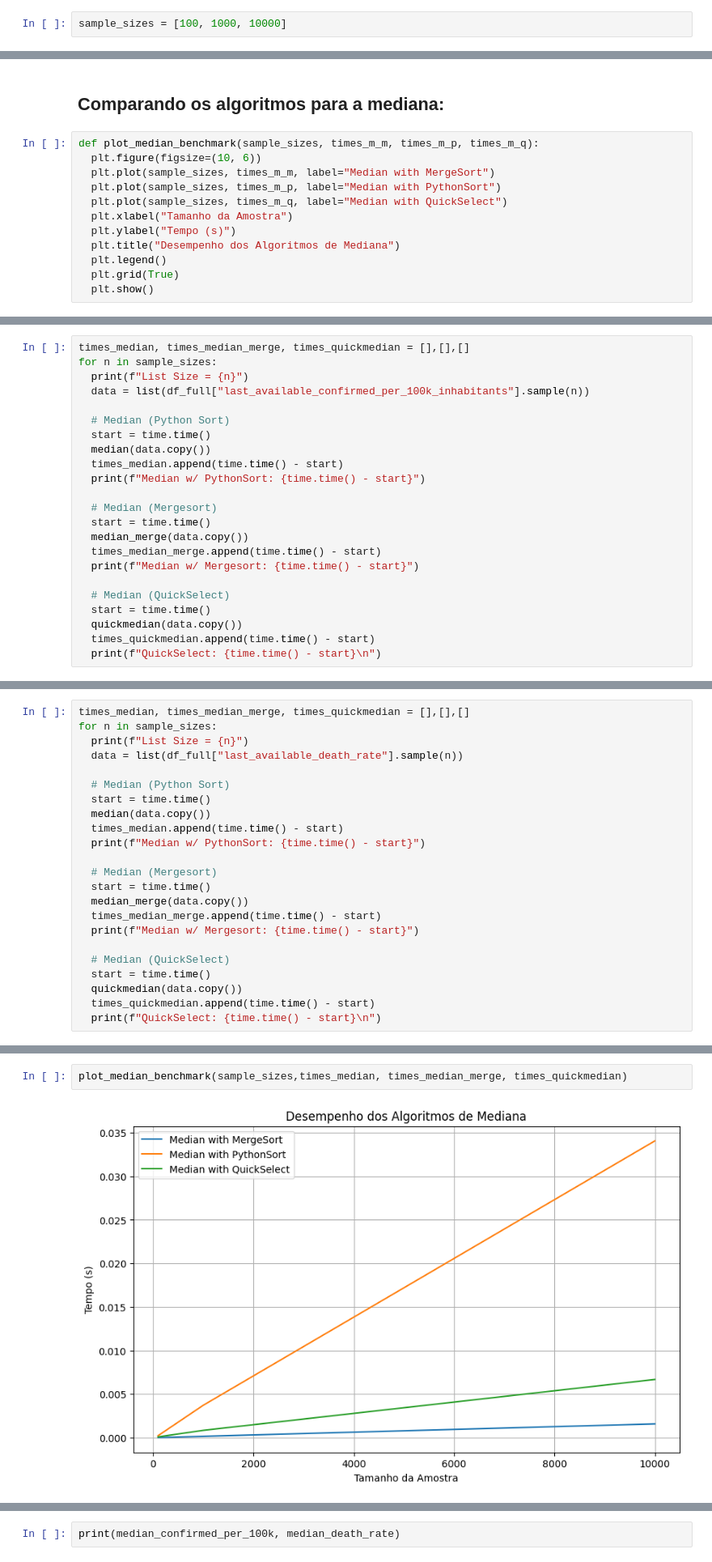
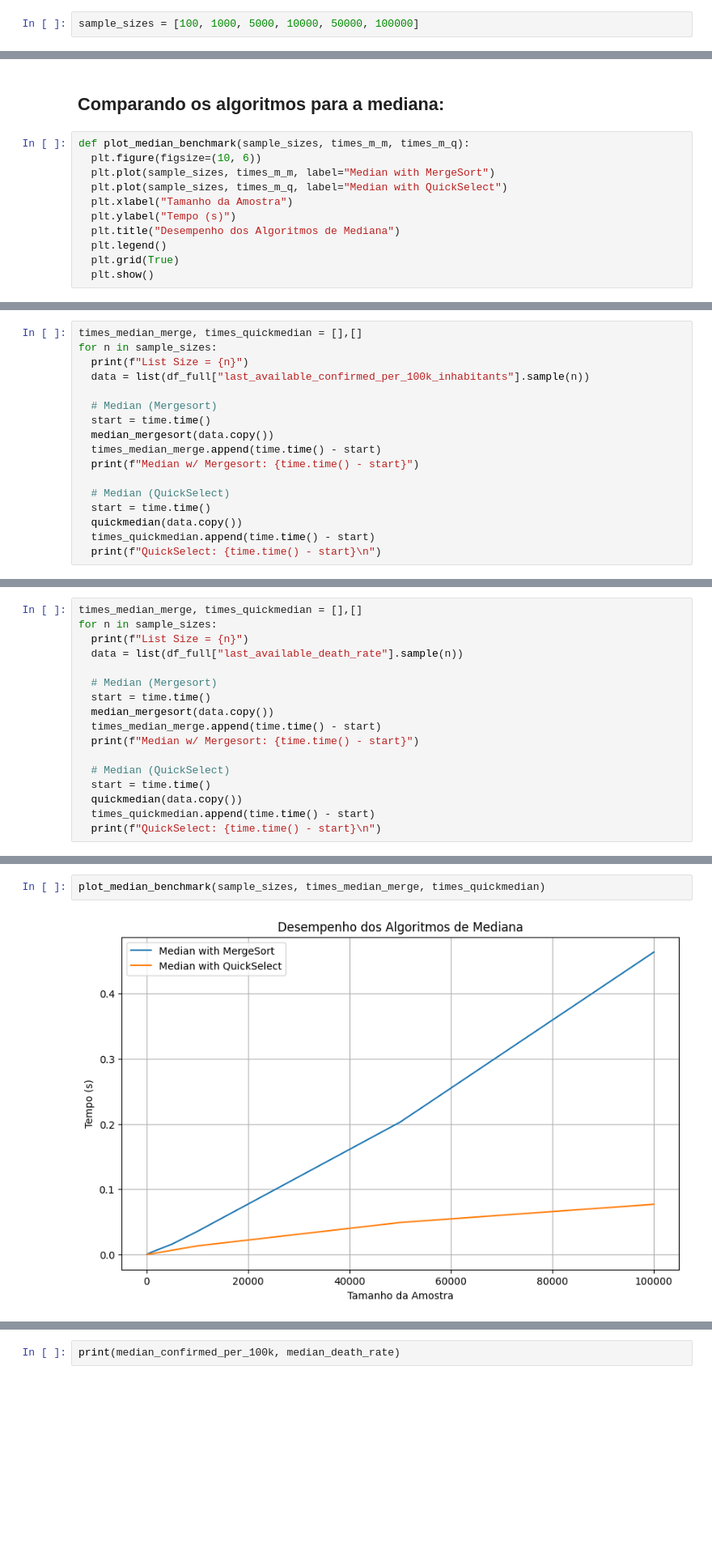
Before and after one commit to stepsbtw/Algoritmos, a Jupyter notebook: algorithms_assignment_1.ipynb, the cells around one changed output, grey strips where cells are left out. Shown: that part at 81% size. Drawn from its saved outputs; the diff is of its cells as text; blank space fills up the shorter version.

```diff
--- a/algorithms_assignment_1.ipynb
+++ b/algorithms_assignment_1.ipynb
@@ -582,3 +565,3 @@ df_full = df_full_clean.sample(frac=1)
 # %%
-sample_sizes = [100, 1000, 10000]
+sample_sizes = [100, 1000, 5000, 10000, 50000, 100000]
 # %% [markdown]
@@ -753,10 +792,9 @@ plot_benchmark(sample_sizes, times_m_death_inc, times_q_death_inc, times_s_death
 # %% [markdown]
 ## Comparando os algoritmos para a mediana:
 # %%
-def plot_median_benchmark(sample_sizes, times_m_m, times_m_p, times_m_q):
+def plot_median_benchmark(sample_sizes, times_m_m, times_m_q):
   plt.figure(figsize=(10, 6))
   plt.plot(sample_sizes, times_m_m, label="Median with MergeSort")
-  plt.plot(sample_sizes, times_m_p, label="Median with PythonSort")
   plt.plot(sample_sizes, times_m_q, label="Median with QuickSelect")
   plt.xlabel("Tamanho da Amostra")
   plt.ylabel("Tempo (s)")
@@ -767,18 +807,12 @@ def plot_median_benchmark(sample_sizes, times_m_m, times_m_p, times_m_q):
 # %%
-times_median, times_median_merge, times_quickmedian = [],[],[]
+times_median_merge, times_quickmedian = [],[]
 for n in sample_sizes:
   print(f"List Size = {n}")
   data = list(df_full["last_available_confirmed_per_100k_inhabitants"].sample(n))
 
-  # Median (Python Sort)
-  start = time.time()
-  median(data.copy())
-  times_median.append(time.time() - start)
-  print(f"Median w/ PythonSort: {time.time() - start}")
-
   # Median (Mergesort)
   start = time.time()
-  median_merge(data.copy())
+  median_mergesort(data.copy())
   times_median_merge.append(time.time() - start)
   print(f"Median w/ Mergesort: {time.time() - start}")
 
@@ -809,18 +848,12 @@ plot_median_benchmark(sample_sizes, times_median, times_median_merge, times_quic
 # %%
-times_median, times_median_merge, times_quickmedian = [],[],[]
+times_median_merge, times_quickmedian = [],[]
 for n in sample_sizes:
   print(f"List Size = {n}")
   data = list(df_full["last_available_death_rate"].sample(n))
 
-  # Median (Python Sort)
-  start = time.time()
-  median(data.copy())
-  times_median.append(time.time() - start)
-  print(f"Median w/ PythonSort: {time.time() - start}")
-
   # Median (Mergesort)
   start = time.time()
-  median_merge(data.copy())
+  median_mergesort(data.copy())
   times_median_merge.append(time.time() - start)
   print(f"Median w/ Mergesort: {time.time() - start}")
 
@@ -847,5 +883,5 @@ QuickSelect: 0.006687641143798828
 # %%
-plot_median_benchmark(sample_sizes,times_median, times_median_merge, times_quickmedian)
+plot_median_benchmark(sample_sizes, times_median_merge, times_quickmedian)
 # %% [output]
-[figure, old version]
+[figure, new version]
 # %% [markdown]
```
Also changed, not shown: parts of 36 cells of this notebook.
